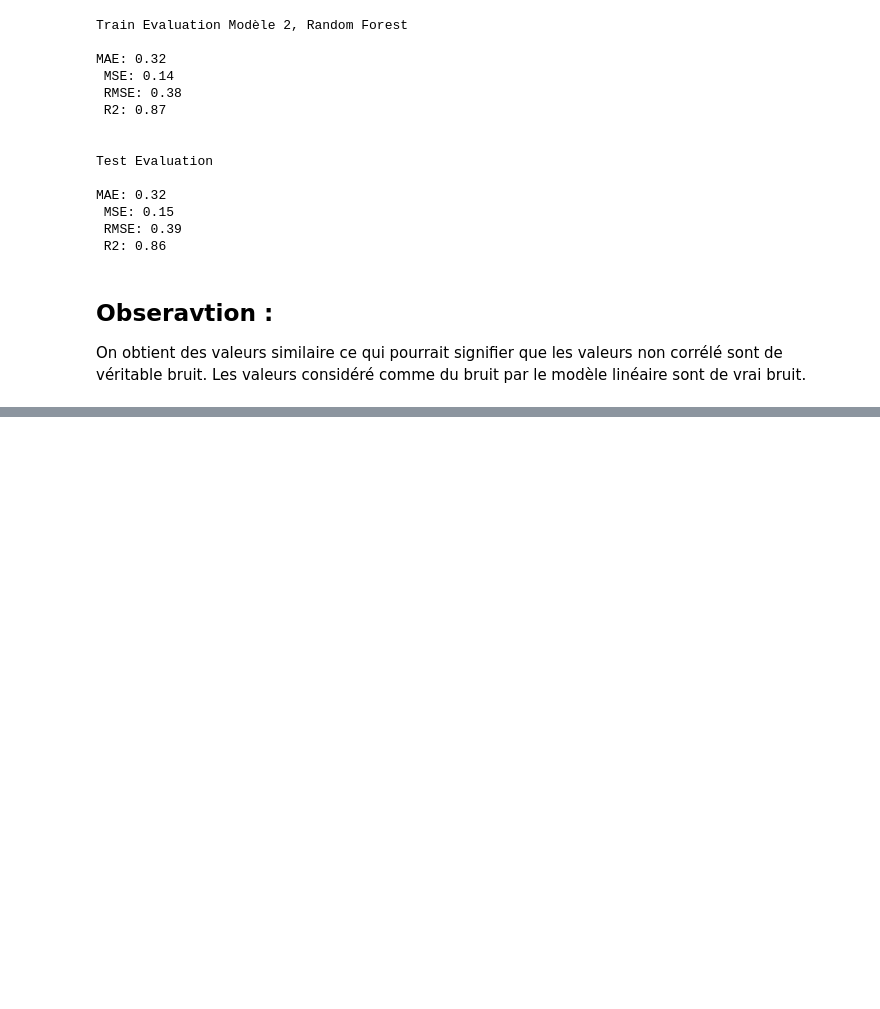
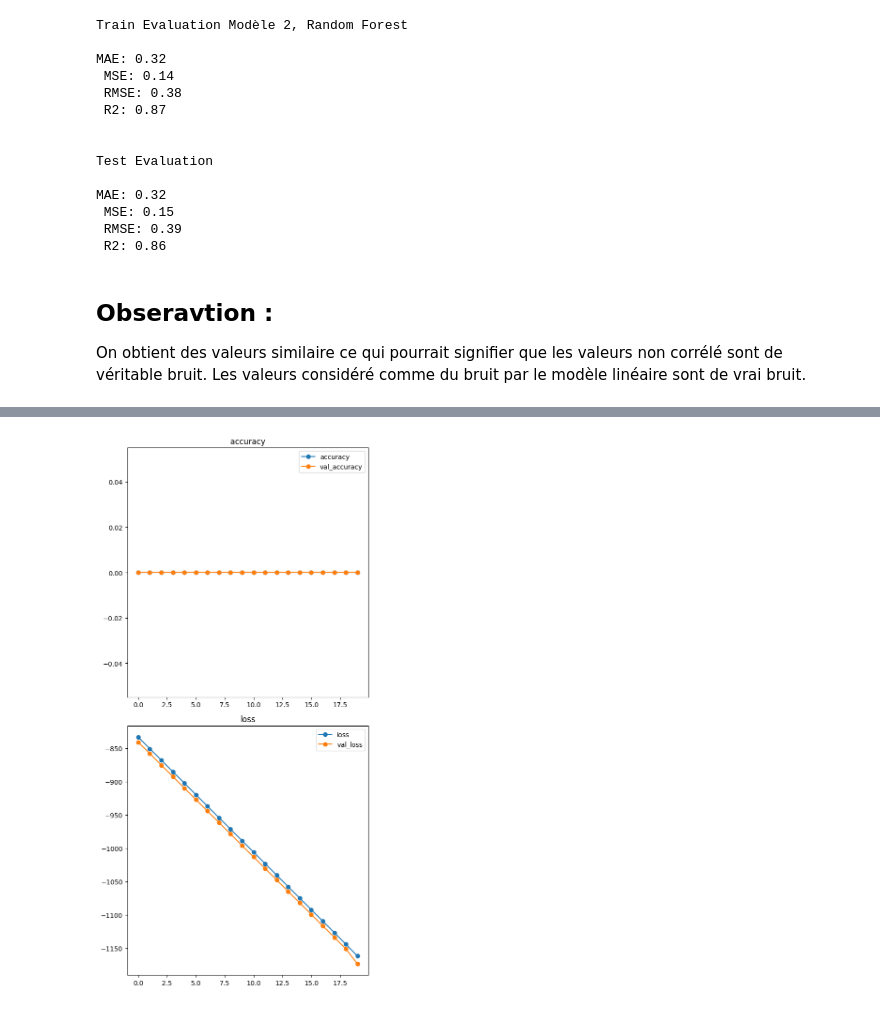
Before and after one commit to TheoHUETQC/machine-learning, a Jupyter notebook: project/quality_sleep_prediction.ipynb, the cells around one changed output, grey strips where cells are left out. Cells and saved outputs as stored; diff of their text form; code cells hidden in the pictures; blank space fills up the shorter version.

```diff
--- a/project/quality_sleep_prediction.ipynb
+++ b/project/quality_sleep_prediction.ipynb
@@ -319,0 +518,5 @@ Les valeurs considéré comme du bruit par le modèle linéaire sont de vrai bru
+# %%
+# fit your model
+history = model.fit(X_train_processed, y_train,
+          validation_data=(X_test_processed, y_test),
+          epochs=20)
@@ -319,0 +541,5 @@ Les valeurs considéré comme du bruit par le modèle linéaire sont de vrai bru
+# %%
+# Call the custom function
+plot_history(history);
+# %% [output]
+[figure, added]
```
Also changed, not shown: parts of 11 cells of this notebook, 5 other files.
